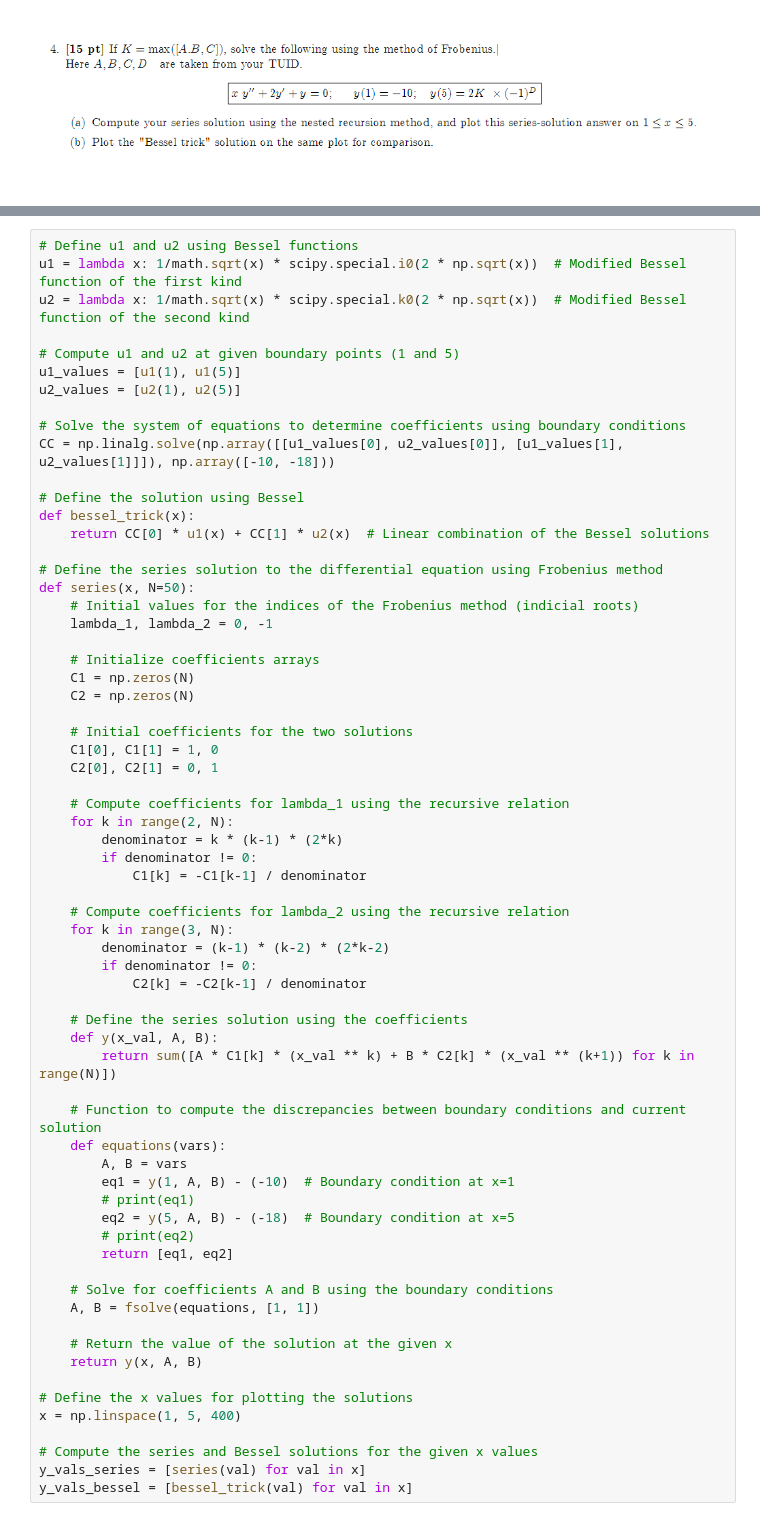
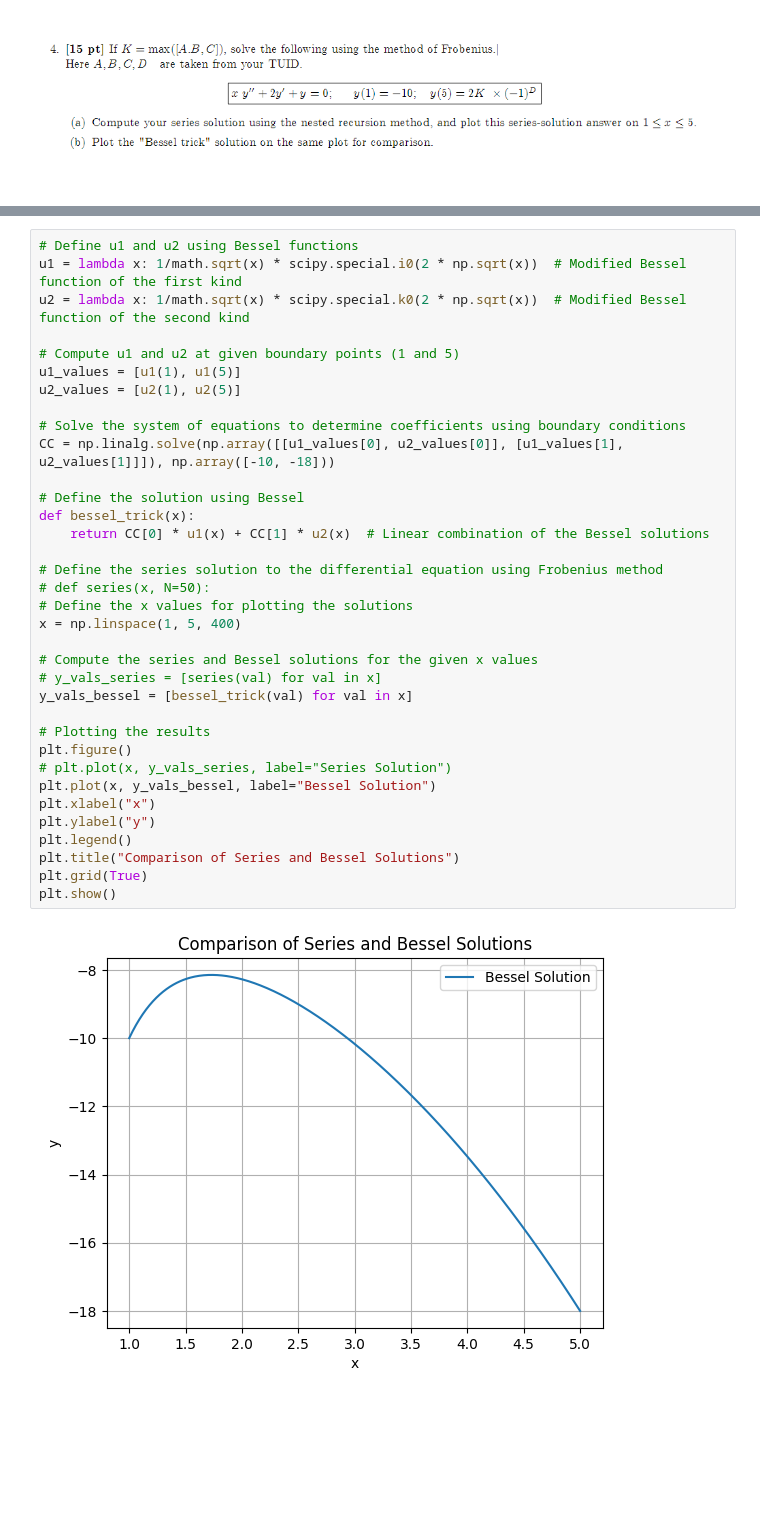
Before and after one commit to aqsnyder/eng_math, a Jupyter notebook: ps_1/problem_4.ipynb, the cells around one changed output, grey strips where cells are left out. Drawn from its saved outputs; the diff is of its cells as text; blank space fills up the shorter version.

```diff
--- a/ps_1/problem_4.ipynb
+++ b/ps_1/problem_4.ipynb
@@ -9,66 +8,37 @@ from scipy.optimize import fsolve
 # %%
 # Define u1 and u2 using Bessel functions
 u1 = lambda x: 1/math.sqrt(x) * scipy.special.i0(2 * np.sqrt(x))  # Modified Bessel function of the first kind
 u2 = lambda x: 1/math.sqrt(x) * scipy.special.k0(2 * np.sqrt(x))  # Modified Bessel function of the second kind
 
 # Compute u1 and u2 at given boundary points (1 and 5)
 u1_values = [u1(1), u1(5)]
 u2_values = [u2(1), u2(5)]
 
 # Solve the system of equations to determine coefficients using boundary conditions
 CC = np.linalg.solve(np.array([[u1_values[0], u2_values[0]], [u1_values[1], u2_values[1]]]), np.array([-10, -18]))
 
 # Define the solution using Bessel
 def bessel_trick(x):
     return CC[0] * u1(x) + CC[1] * u2(x)  # Linear combination of the Bessel solutions
 
 # Define the series solution to the differential equation using Frobenius method
-def series(x, N=50):
-    # Initial values for the indices of the Frobenius method (indicial roots)
-    lambda_1, lambda_2 = 0, -1
-
-    # Initialize coefficients arrays
-    C1 = np.zeros(N)
-    C2 = np.zeros(N)
-
-    # Initial coefficients for the two solutions
-    C1[0], C1[1] = 1, 0
-    C2[0], C2[1] = 0, 1
-
-    # Compute coefficients for lambda_1 using the recursive relation
-    for k in range(2, N):
-        denominator = k * (k-1) * (2*k)
-        if denominator != 0:
-            C1[k] = -C1[k-1] / denominator
-
-    # Compute coefficients for lambda_2 using the recursive relation
-    for k in range(3, N):
-        denominator = (k-1) * (k-2) * (2*k-2)
-        if denominator != 0:
-            C2[k] = -C2[k-1] / denominator
-
-    # Define the series solution using the coefficients
-    def y(x_val, A, B):
-        return sum([A * C1[k] * (x_val ** k) + B * C2[k] * (x_val ** (k+1)) for k in range(N)])
-
-    # Function to compute the discrepancies between boundary conditions and current solution
-    def equations(vars):
-        A, B = vars
-        eq1 = y(1, A, B) - (-10)  # Boundary condition at x=1
-        # print(eq1)
-        eq2 = y(5, A, B) - (-18)  # Boundary condition at x=5
-        # print(eq2)
-        return [eq1, eq2]
-
-    # Solve for coefficients A and B using the boundary conditions
-    A, B = fsolve(equations, [1, 1])
-
-    # Return the value of the solution at the given x
-    return y(x, A, B)
-
+# def series(x, N=50):
 # Define the x values for plotting the solutions
 x = np.linspace(1, 5, 400)
 
 # Compute the series and Bessel solutions for the given x values
-y_vals_series = [series(val) for val in x]
+# y_vals_series = [series(val) for val in x]
 y_vals_bessel = [bessel_trick(val) for val in x]
+
+# Plotting the results
+plt.figure()
+# plt.plot(x, y_vals_series, label="Series Solution")
+plt.plot(x, y_vals_bessel, label="Bessel Solution")
+plt.xlabel("x")
+plt.ylabel("y")
+plt.legend()
+plt.title("Comparison of Series and Bessel Solutions")
+plt.grid(True)
+plt.show()
+# %% [output]
+[figure, added]
```
Also changed, not shown: parts of 4 cells of this notebook, 8 other files.
